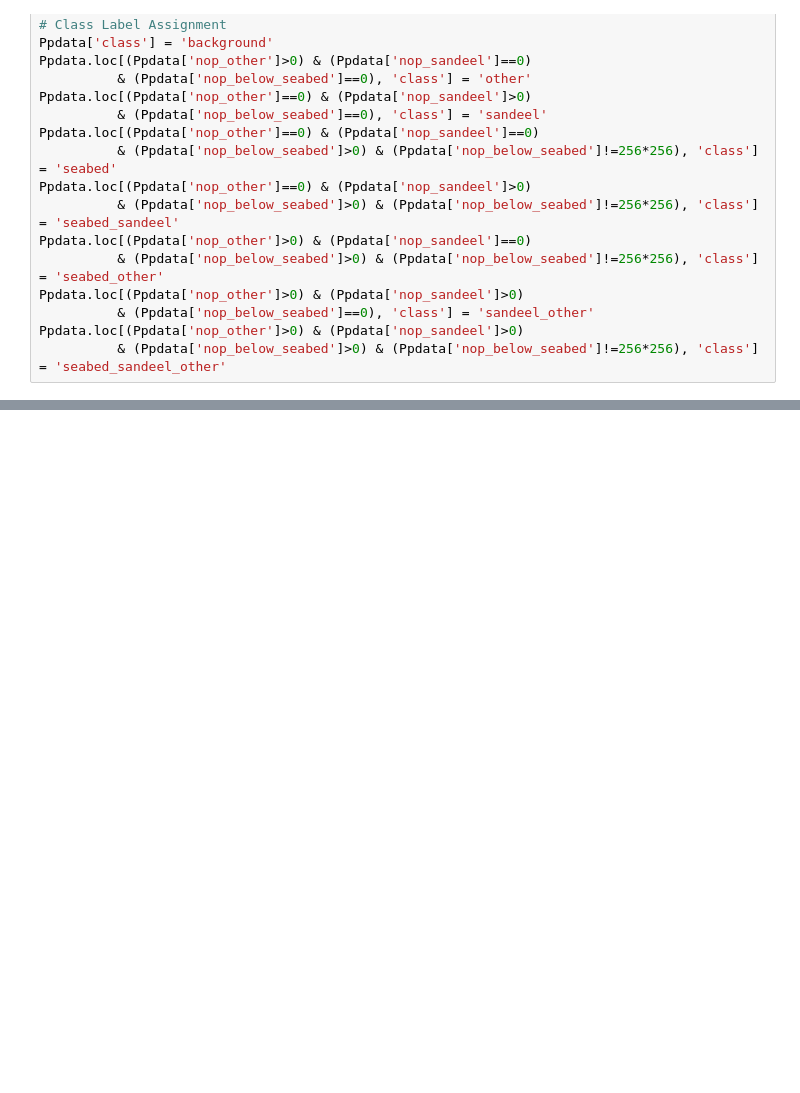
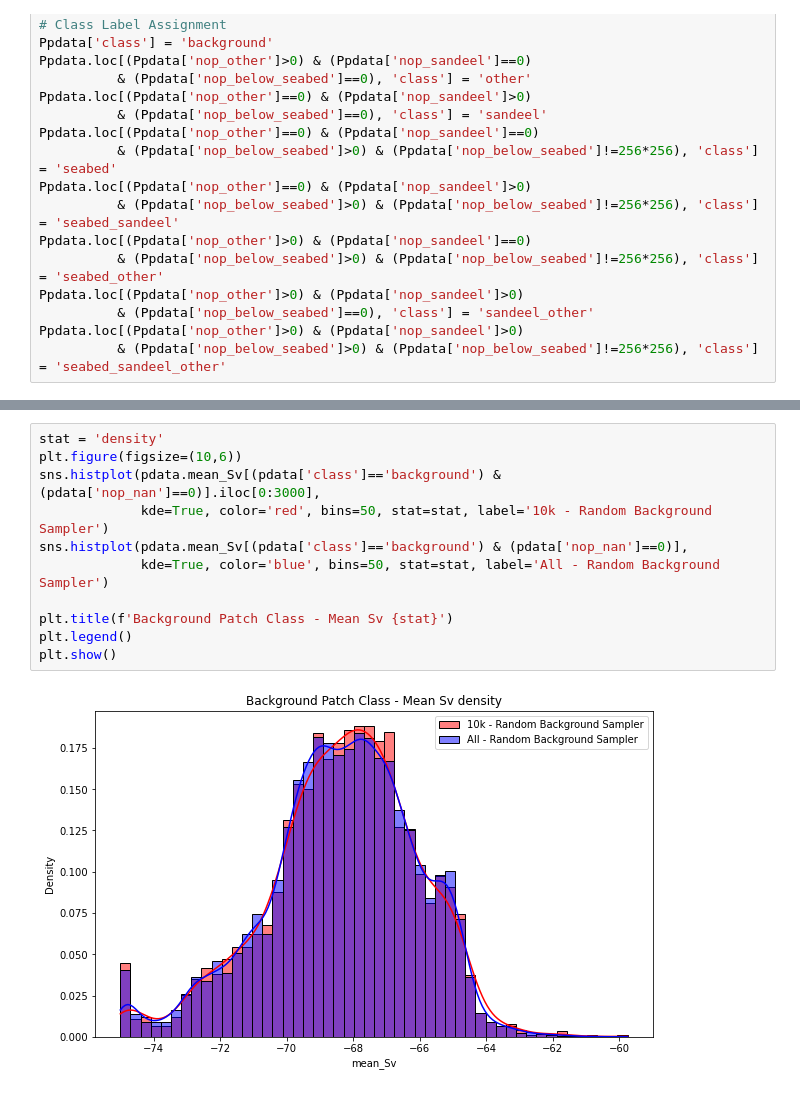
Before and after one commit to ahmetpala/UNET-Sampling, a Jupyter notebook: crimac_unet/Background Sampler.ipynb, the cells around one changed output, grey strips where cells are left out. Drawn from its saved outputs; the diff is of its cells as text; blank space fills up the shorter version.

```diff
--- a/crimac_unet/Background Sampler.ipynb
+++ b/crimac_unet/Background Sampler.ipynb
@@ -607 +605,14 @@ plt.show()
+# %%
+stat = 'density'
+plt.figure(figsize=(10,6))
+sns.histplot(pdata.mean_Sv[(pdata['class']=='background') & (pdata['nop_nan']==0)].iloc[0:3000],
+             kde=True, color='red', bins=50, stat=stat, label='10k - Random Background Sampler')
+sns.histplot(pdata.mean_Sv[(pdata['class']=='background') & (pdata['nop_nan']==0)],
+             kde=True, color='blue', bins=50, stat=stat, label='All - Random Background Sampler')
+
+plt.title(f'Background Patch Class - Mean Sv {stat}')
+plt.legend()
+plt.show()
+# %% [output]
+[figure, added]
 # %%
```
Also changed, not shown: parts of 13 cells of this notebook, 5 other files.
